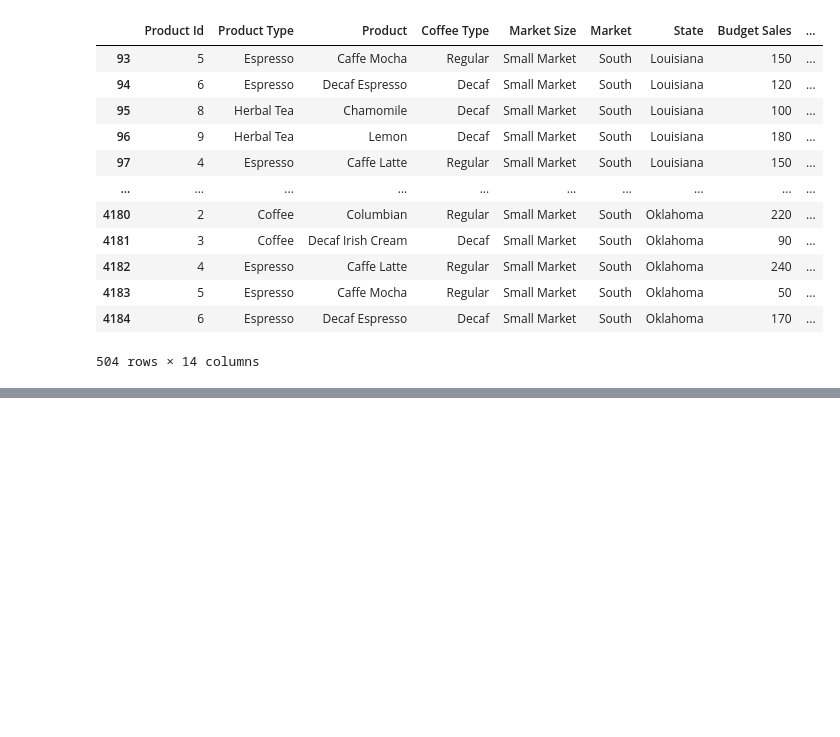
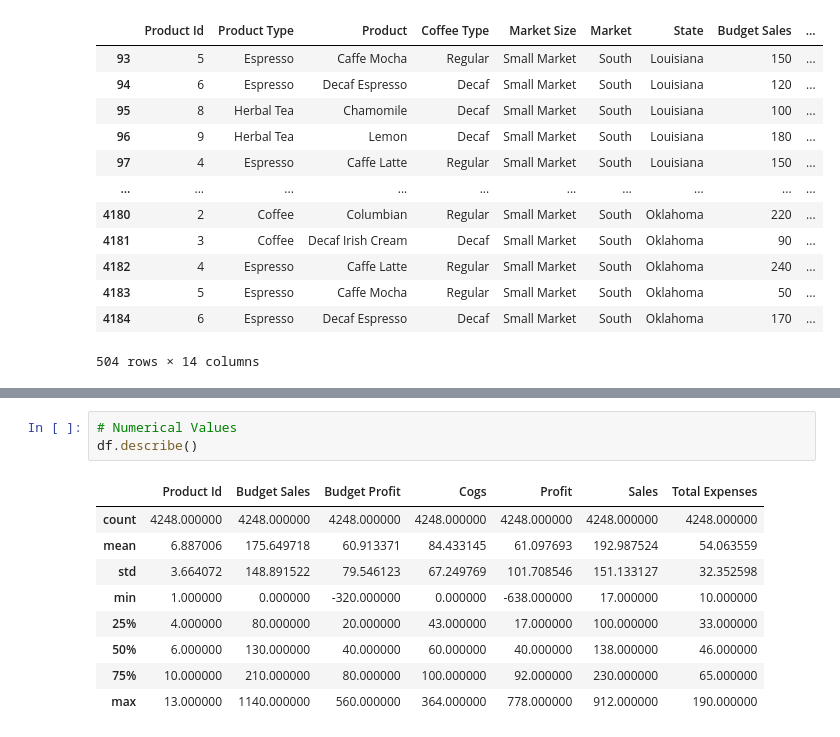
Before and after one commit to alishanstyles/CoffeeChain, a Jupyter notebook: startercode.ipynb, the cells around one changed output, grey strips where cells are left out. Drawn from its saved outputs; the diff is of its cells as text; blank space fills up the shorter version.

```diff
--- a/startercode.ipynb
+++ b/startercode.ipynb
@@ -250,0 +301,13 @@ df.loc[(df['Market Size'] == 'Major Market') & (df['State'] == 'Louis'),:]
+# %%
+# Numerical Values
+df.describe()
+# %% [output]
+|  | Product Id | Budget Sales | Budget Profit | Cogs | Profit | Sales | Total Expenses |
+| count | 4248.000000 | 4248.000000 | 4248.000000 | 4248.000000 | 4248.000000 | 4248.000000 | 4248.000000 |
+| mean | 6.887006 | 175.649718 | 60.913371 | 84.433145 | 61.097693 | 192.987524 | 54.063559 |
+| std | 3.664072 | 148.891522 | 79.546123 | 67.249769 | 101.708546 | 151.133127 | 32.352598 |
+| min | 1.000000 | 0.000000 | -320.000000 | 0.000000 | -638.000000 | 17.000000 | 10.000000 |
+| 25% | 4.000000 | 80.000000 | 20.000000 | 43.000000 | 17.000000 | 100.000000 | 33.000000 |
+| 50% | 6.000000 | 130.000000 | 40.000000 | 60.000000 | 40.000000 | 138.000000 | 46.000000 |
+| 75% | 10.000000 | 210.000000 | 80.000000 | 100.000000 | 92.000000 | 230.000000 | 65.000000 |
+| max | 13.000000 | 1140.000000 | 560.000000 | 364.000000 | 778.000000 | 912.000000 | 190.000000 |
```
Also changed, not shown: parts of 10 cells of this notebook.
